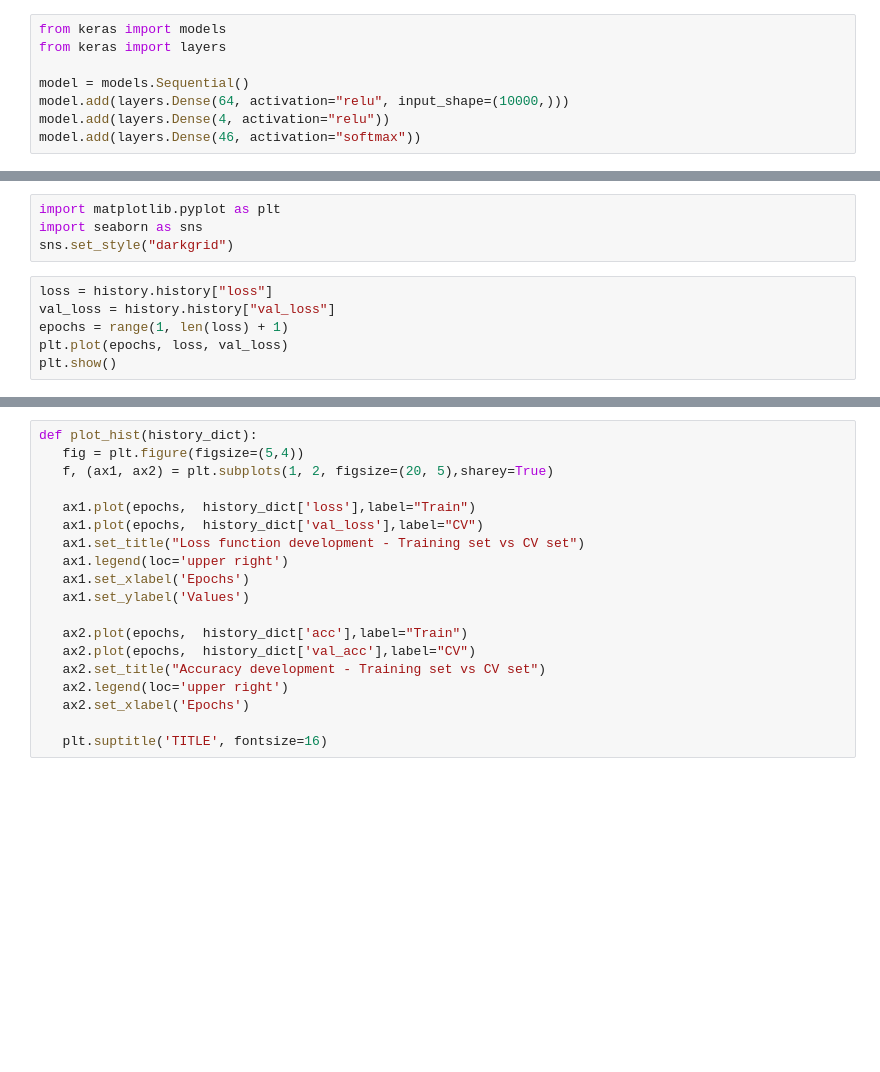
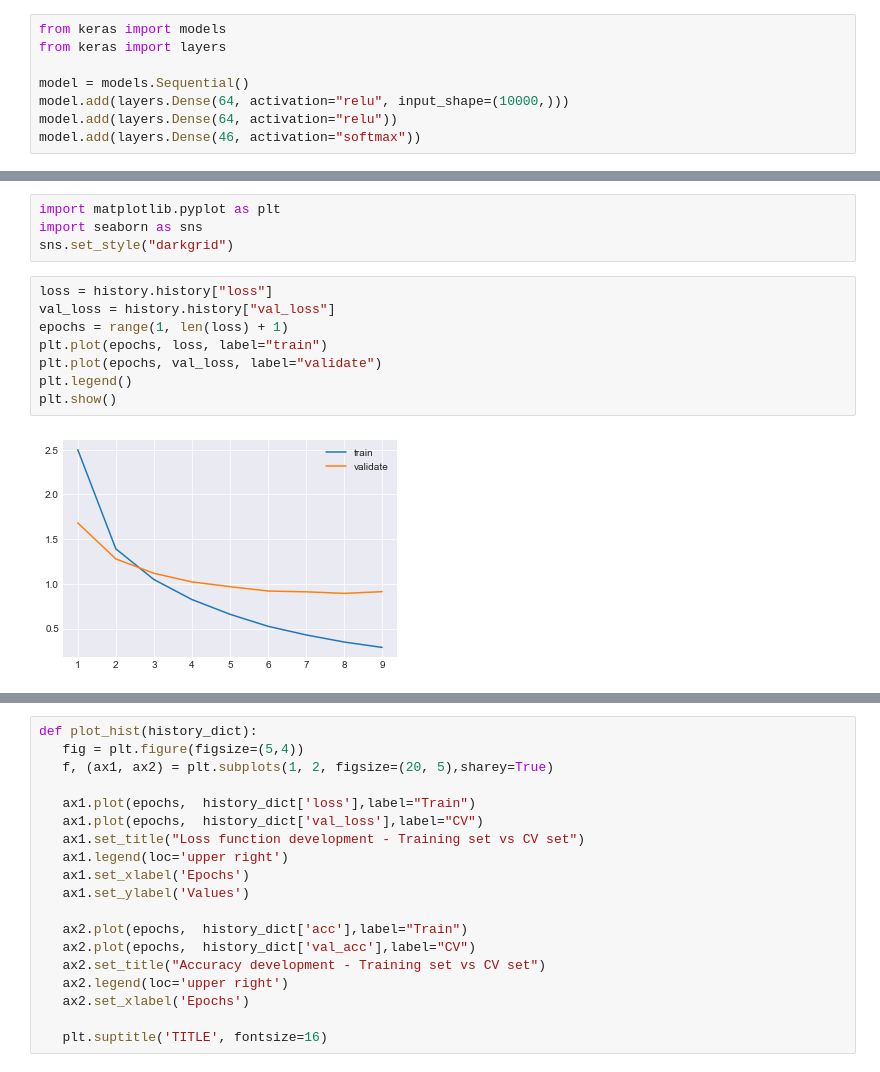
Before and after one commit to AI-Guru/dsr-apr-2018, a Jupyter notebook: 04 classifying newswires.ipynb, the cells around one changed output, grey strips where cells are left out. Cells and saved outputs as stored; diff of their text form; blank space fills up the shorter version.

```diff
--- a/04 classifying newswires.ipynb
+++ b/04 classifying newswires.ipynb
@@ -67,7 +100,7 @@ from keras import layers
 
 model = models.Sequential()
 model.add(layers.Dense(64, activation="relu", input_shape=(10000,)))
-model.add(layers.Dense(4, activation="relu"))
+model.add(layers.Dense(64, activation="relu"))
 model.add(layers.Dense(46, activation="softmax"))
 # %%
 model.compile(
@@ -96,9 +149,13 @@ sns.set_style("darkgrid")
 # %%
 loss = history.history["loss"]
 val_loss = history.history["val_loss"]
 epochs = range(1, len(loss) + 1)
-plt.plot(epochs, loss, val_loss)
+plt.plot(epochs, loss, label="train")
+plt.plot(epochs, val_loss, label="validate")
+plt.legend()
 plt.show()
+# %% [output]
+[figure, added]
 # %%
 acc = history.history["acc"]
 val_acc = history.history["val_acc"]
```
Also changed, not shown: parts of 10 cells of this notebook, 5 other files.
